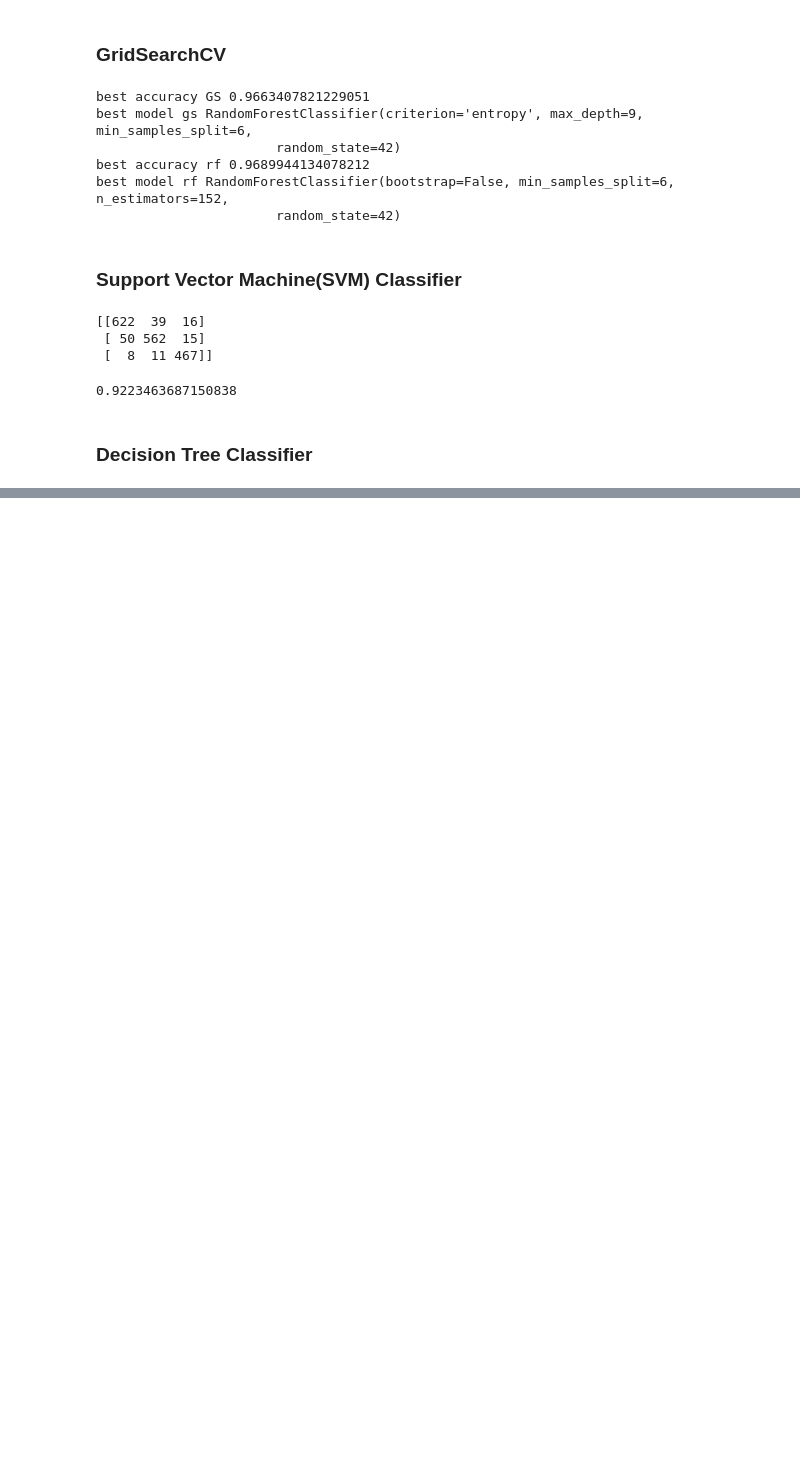
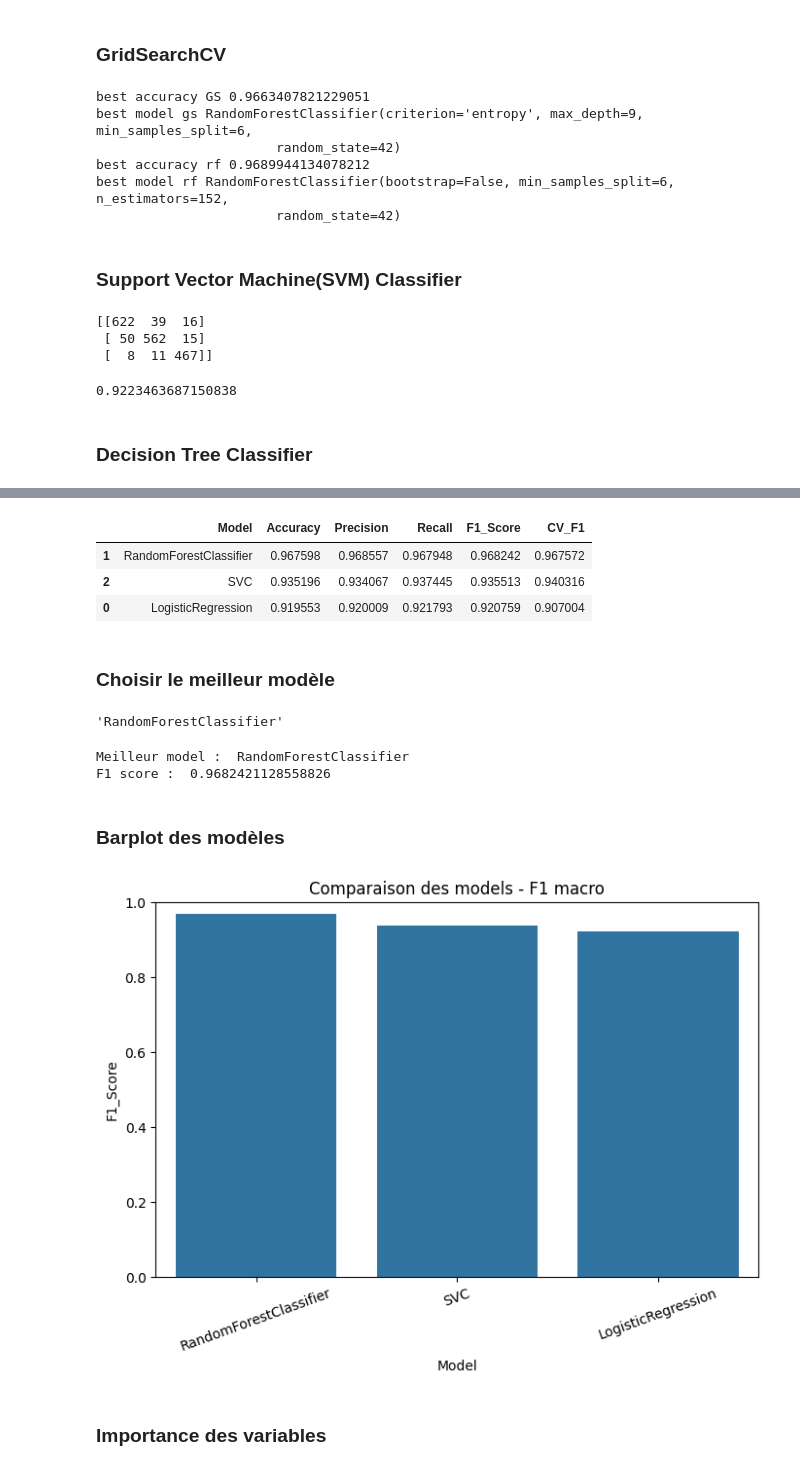
Before and after one commit to NohailaAitHammad/CardProfiler, a Jupyter notebook: notebooks/eda.ipynb, the cells around one changed output, grey strips where cells are left out. Drawn from its saved outputs; the diff is of its cells as text; code cells hidden in the pictures; blank space fills up the shorter version.

Commit message:
finalisation des derniers modifications pour Feature Story 5 : Classification supervisée et évaluation des modèles O

```diff
--- a/notebooks/eda.ipynb
+++ b/notebooks/eda.ipynb
@@ -1460,0 +1528,45 @@ ValueError: Invalid parameter 'logreg' for estimator LogisticRegression(). Valid
+# %%
+df_results = pd.DataFrame(results_cv)
+
+display(
+      df_results.sort_values(by='F1_Score', ascending=False)
+)
+# %% [output]
+|  | Model | Accuracy | Precision | Recall | F1_Score | CV_F1 |
+| 1 | RandomForestClassifier | 0.967598 | 0.968557 | 0.967948 | 0.968242 | 0.967572 |
+| 2 | SVC | 0.935196 | 0.934067 | 0.937445 | 0.935513 | 0.940316 |
+| 0 | LogisticRegression | 0.919553 | 0.920009 | 0.921793 | 0.920759 | 0.907004 |
+# %% [markdown]
+### Choisir le meilleur modèle
+# %%
+best_model_name = df_results.loc[df_results['F1_Score'].idxmax(), 'Model']
+best_model_name
+# %% [output]
+'RandomForestClassifier'
+# %%
+best_f1 = df_results['F1_Score'].max()
+best_model = best_models[best_model_name]
+print('Meilleur model : ', best_model_name)
+print('F1 score : ', best_f1)
+# %% [output]
+Meilleur model :  RandomForestClassifier
+F1 score :  0.9682421128558826
+# %% [markdown]
+### Barplot des modèles
+# %%
+plt.figure(figsize=(8,5))
+
+sns.barplot(
+      data=df_results.sort_values('F1_Score', ascending=False, ignore_index=True), x='Model', y='F1_Score'
+)
+
+plt.title('Comparaison des models - F1 macro')
+plt.xlabel('Model')
+plt.ylabel('F1_Score')
+plt.ylim(0,1)
+plt.xticks(rotation=20)
+plt.show()
+# %% [output]
+[figure, added]
+# %% [markdown]
+### Importance des variables
```
Also changed, not shown: parts of 14 cells of this notebook, 13 other files.
